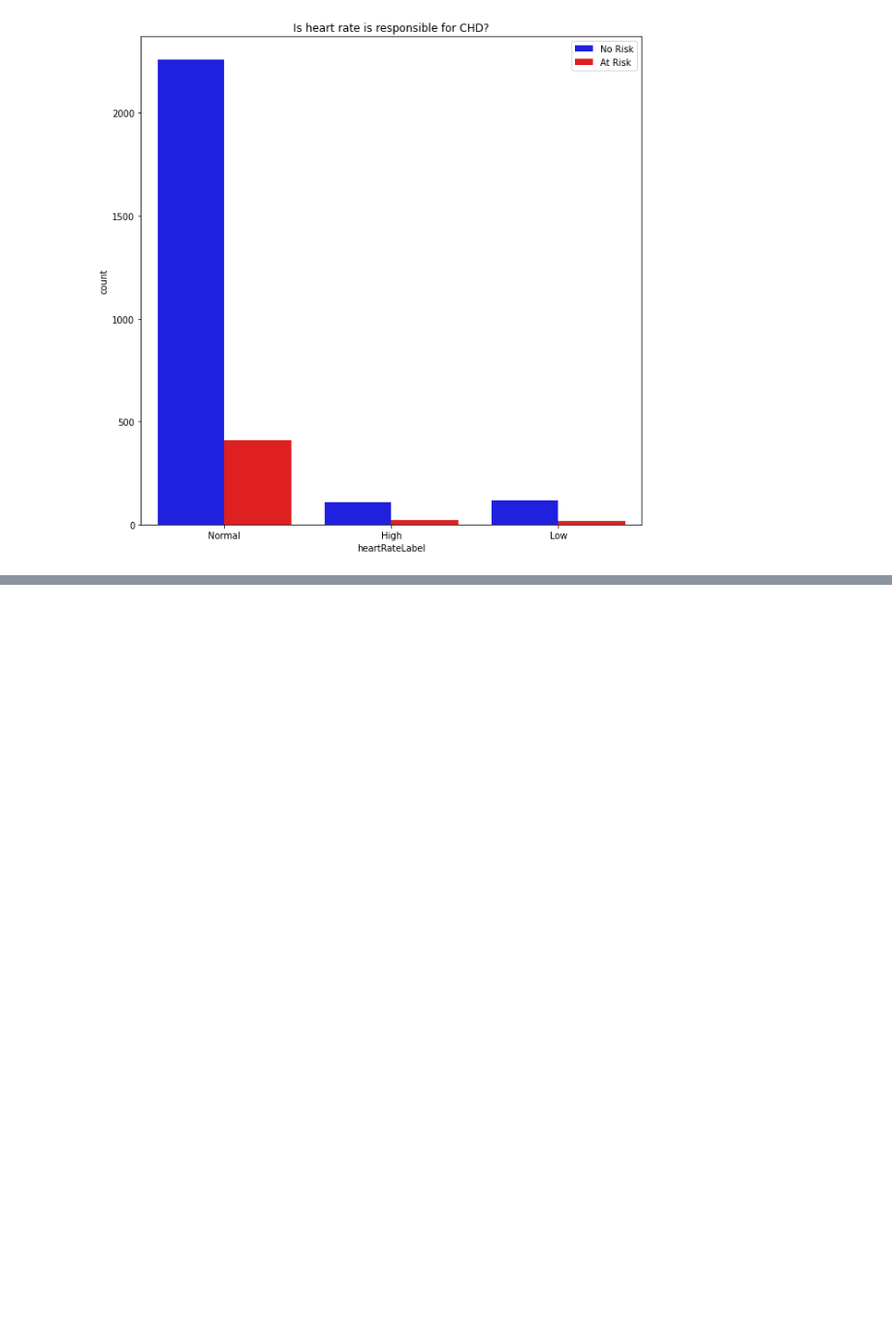
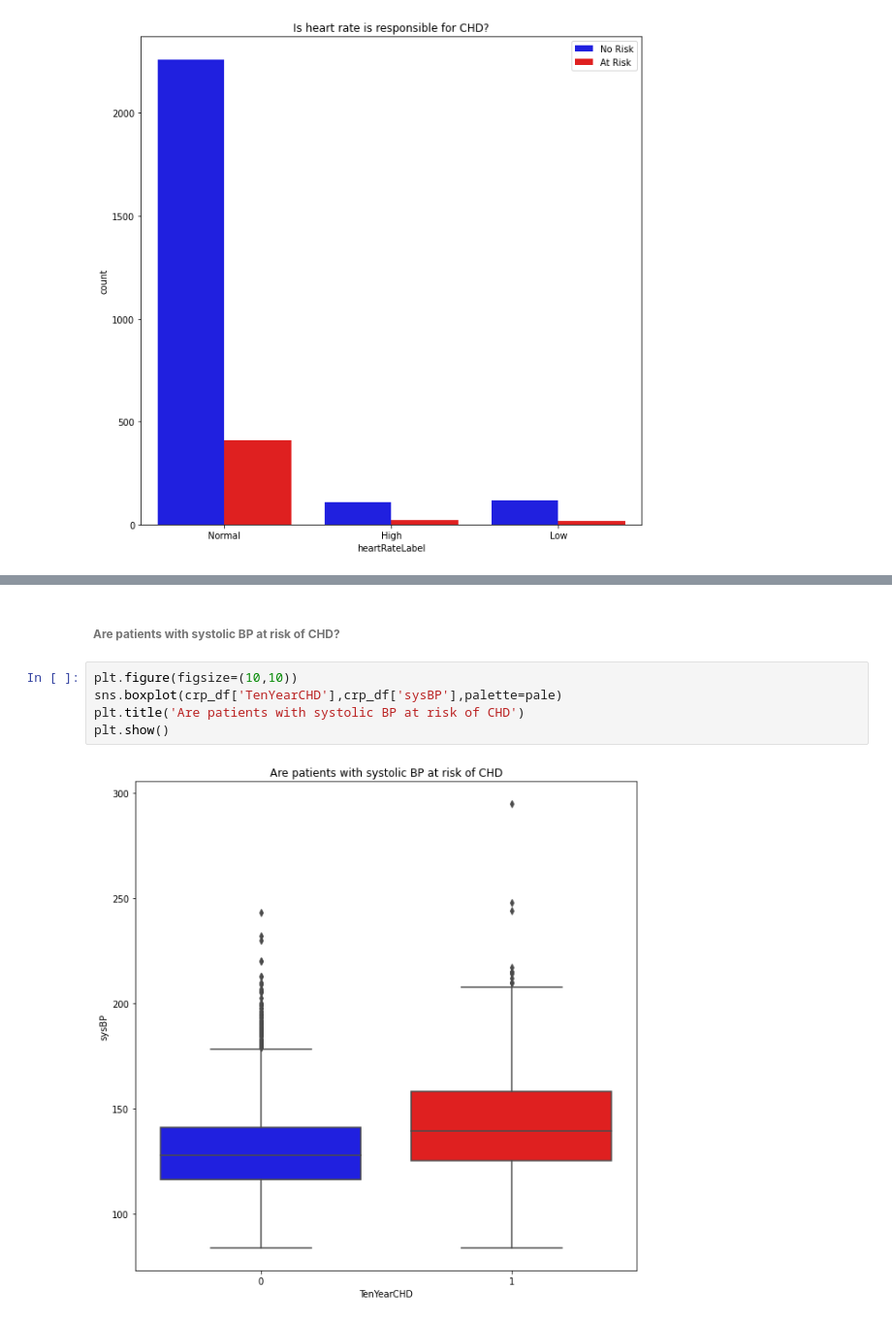
Before and after one commit to ambika1us/Cardiovascular_Risk_Prediction, a Jupyter notebook: Ambika_Prasad_Cardiovascular_Risk_Prediction.ipynb, the cells around one changed output, grey strips where cells are left out. Shown at 97% size. Saved outputs shown, nothing was run; the diff lists cells and outputs as text; blank space fills up the shorter version.

```diff
--- a/Ambika_Prasad_Cardiovascular_Risk_Prediction.ipynb
+++ b/Ambika_Prasad_Cardiovascular_Risk_Prediction.ipynb
@@ -331,0 +352,9 @@ plt.show()
+# %% [markdown]
+<h6><b>Are patients with systolic BP at risk of CHD?</b></h6>
+# %%
+plt.figure(figsize=(10,10))
+sns.boxplot(crp_df['TenYearCHD'],crp_df['sysBP'],palette=pale)
+plt.title('Are patients with systolic BP at risk of CHD')
+plt.show()
+# %% [output]
+[figure, added]
```
Also changed, not shown: parts of 21 cells of this notebook.
